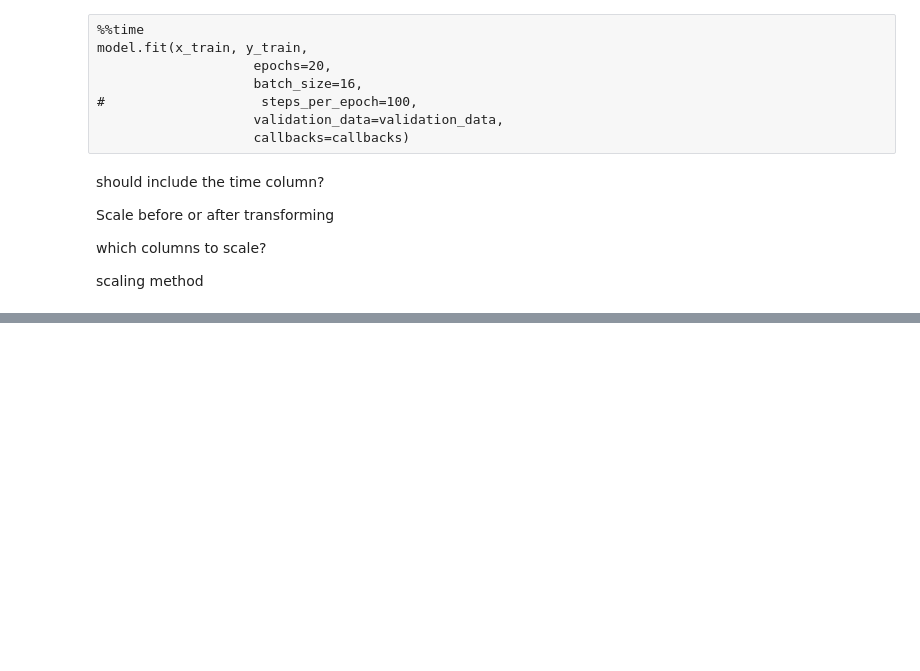
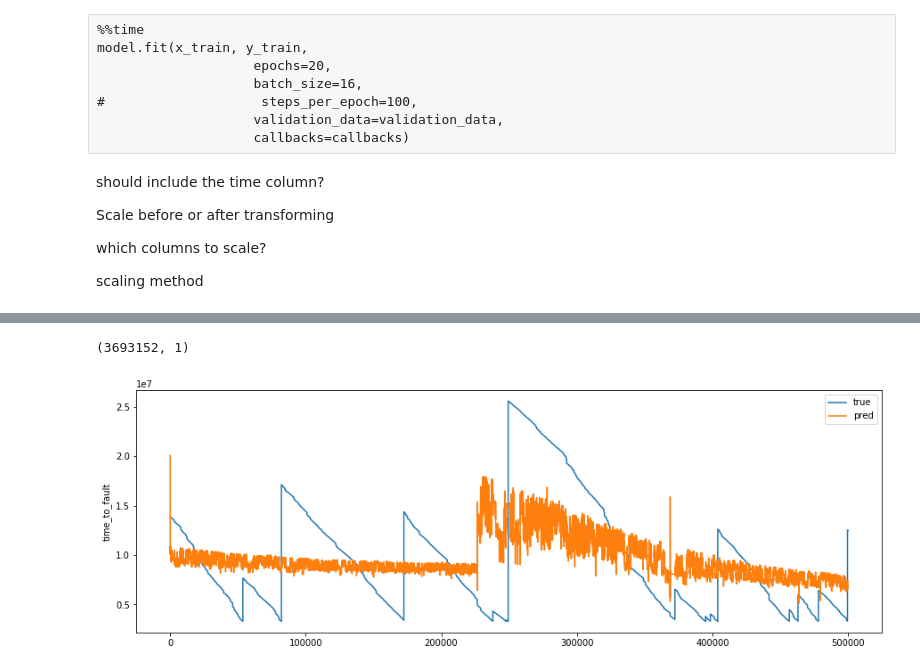
Before and after one commit to ihabbou/time-series-exploration, a Jupyter notebook: PHM.ipynb, the cells around one changed output, grey strips where cells are left out. Saved outputs shown, nothing was run; the diff lists cells and outputs as text; code cells hidden in the pictures; blank space fills up the shorter version.

```diff
--- a/PHM.ipynb
+++ b/PHM.ipynb
@@ -513,0 +590,5 @@ scaling method
+# %%
+y_pred = plot_comparison(start_idx=10000, length=500000, train=True)
+# %% [output]
+(3693152, 1)
+[figure, added]
```
Also changed, not shown: parts of 7 cells of this notebook.
